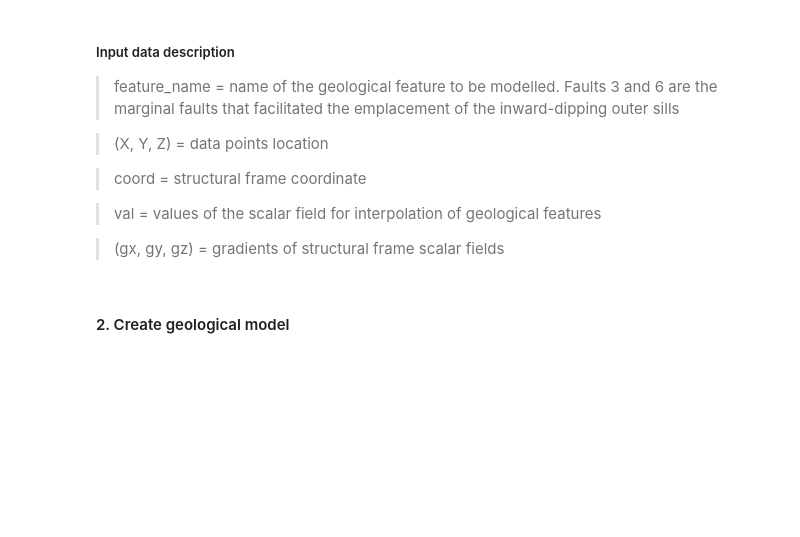
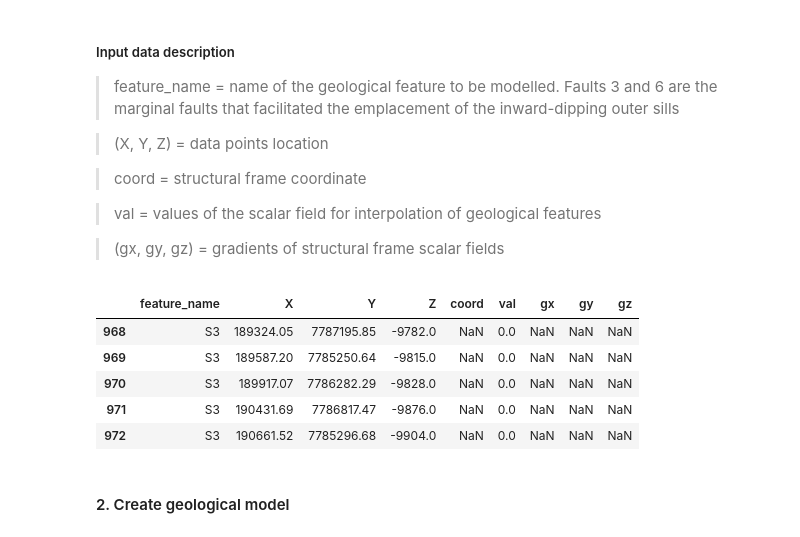
Before and after one commit to Fer071989/loopstructural_intrusions_gmd_paper2023, a Jupyter notebook: CS4 - S3 Sill - Models AB.ipynb, the cells around one changed output. Cells and saved outputs as stored; diff of their text form; code cells hidden in the pictures; blank space fills up the shorter version.

```diff
--- a/CS4 - S3 Sill - Models AB.ipynb
+++ b/CS4 - S3 Sill - Models AB.ipynb
@@ -33,9 +49,20 @@ upper_extent = [196350, 7790050, -9000]
 
 > (gx, gy, gz) = gradients of structural frame scalar fields
 # %%
-model_data = pd.read_csv('S3 Sill - Model A.csv')
+if 'google.colab' in str(get_ipython()):
+    model_data = pd.read_csv('./loopstructural_intrusions_gmd_paper2023/S3 Sill - Model A.csv')
+else:
+    model_data = pd.read_csv('S3 Sill - Model A.csv')
+
 intrusion_data = model_data[model_data['feature_name'] == 'S3'].copy()
 intrusion_data.head()
+# %% [output]
+|  | feature_name | X | Y | Z | coord | val | gx | gy | gz |
+| 968 | S3 | 189324.05 | 7787195.85 | -9782.0 | NaN | 0.0 | NaN | NaN | NaN |
+| 969 | S3 | 189587.20 | 7785250.64 | -9815.0 | NaN | 0.0 | NaN | NaN | NaN |
+| 970 | S3 | 189917.07 | 7786282.29 | -9828.0 | NaN | 0.0 | NaN | NaN | NaN |
+| 971 | S3 | 190431.69 | 7786817.47 | -9876.0 | NaN | 0.0 | NaN | NaN | NaN |
+| 972 | S3 | 190661.52 | 7785296.68 | -9904.0 | NaN | 0.0 | NaN | NaN | NaN |
 # %% [markdown]
 #### 2. Create geological model
 # %%
```
Also changed, not shown: parts of 8 cells of this notebook, 5 other files.
